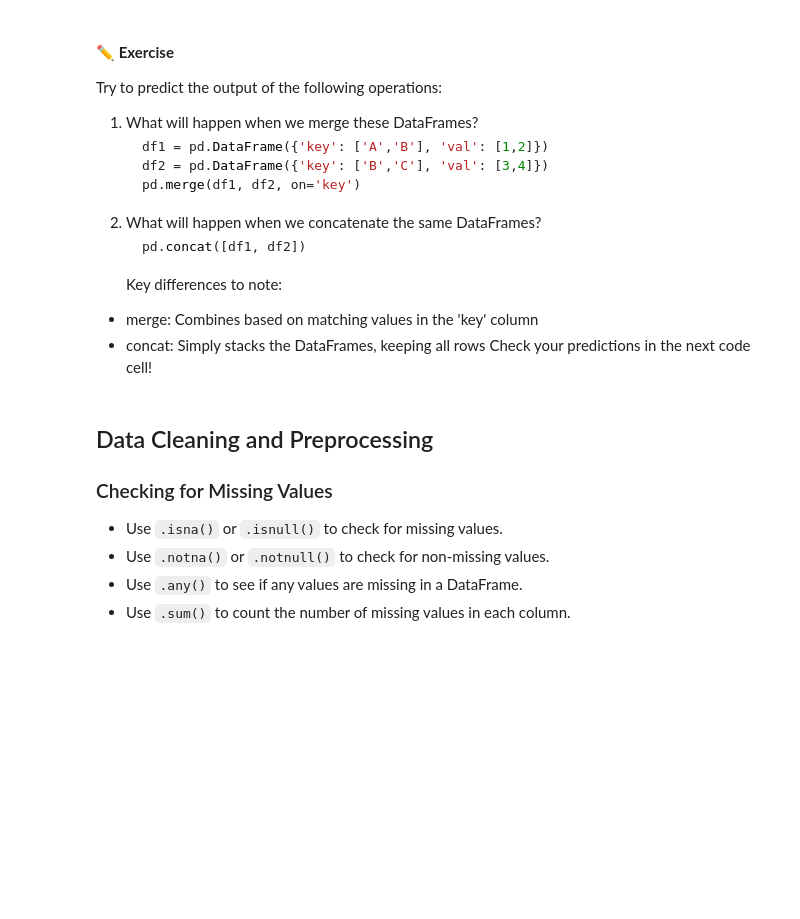
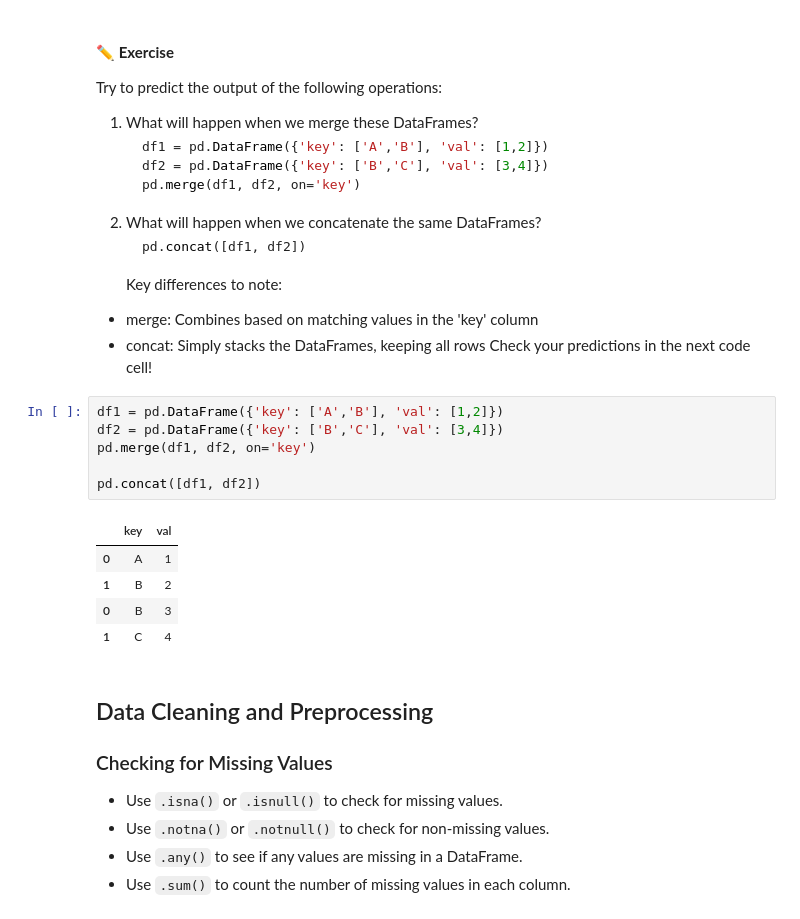
Before and after one commit to alexpatangan/BME3053C-Fall-2025, a Jupyter notebook: lessons-solved/05_Advanced_DataFrame_Operations.ipynb, the cells around one changed output. Saved outputs shown, nothing was run; the diff lists cells and outputs as text; blank space fills up the shorter version.

```diff
--- a/lessons-solved/05_Advanced_DataFrame_Operations.ipynb
+++ b/lessons-solved/05_Advanced_DataFrame_Operations.ipynb
@@ -384,6 +475,18 @@ Try to predict the output of the following operations:
 - merge: Combines based on matching values in the 'key' column
 - concat: Simply stacks the DataFrames, keeping all rows
   Check your predictions in the next code cell!
+# %%
+df1 = pd.DataFrame({'key': ['A','B'], 'val': [1,2]})
+df2 = pd.DataFrame({'key': ['B','C'], 'val': [3,4]})
+pd.merge(df1, df2, on='key')
+
+pd.concat([df1, df2])
+# %% [output]
+|  | key | val |
+| 0 | A | 1 |
+| 1 | B | 2 |
+| 0 | B | 3 |
+| 1 | C | 4 |
 # %% [markdown]
 ## Data Cleaning and Preprocessing
 
```
Also changed, not shown: parts of 15 cells of this notebook.
